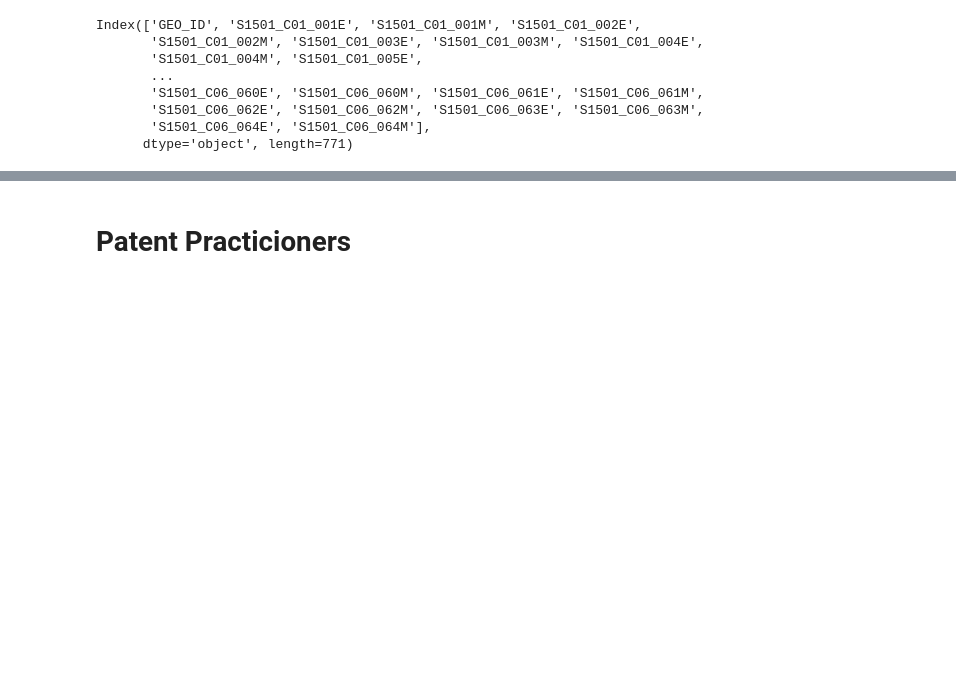
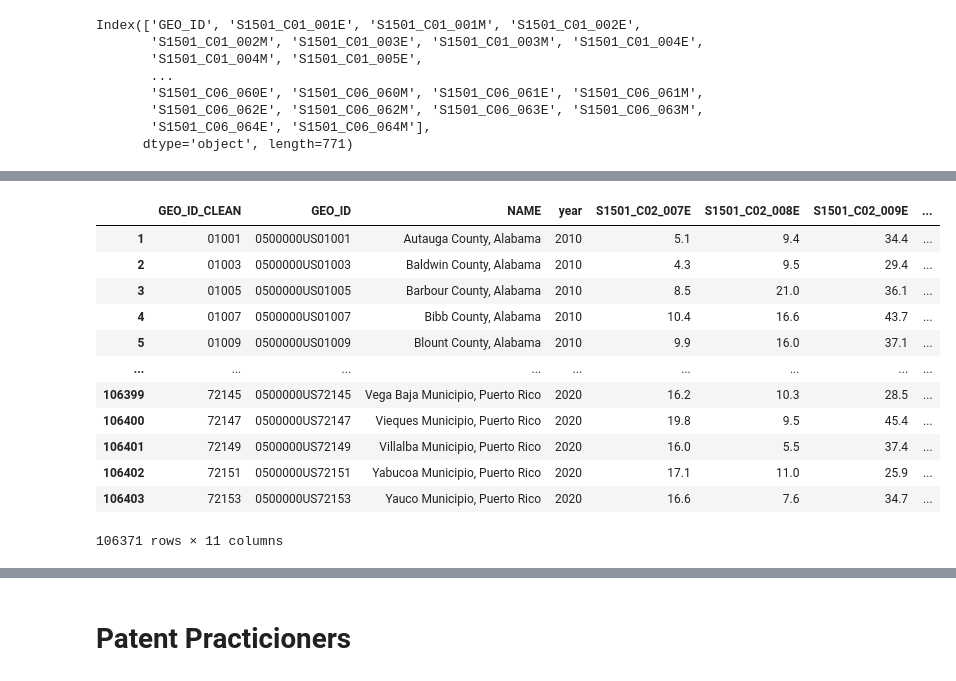
Before and after one commit to mhk9c/patents22, a Jupyter notebook: DataWork/Data_Collection_tc.ipynb, the cells around one changed output, grey strips where cells are left out. Cells and saved outputs as stored; diff of their text form; code cells hidden in the pictures; blank space fills up the shorter version.

```diff
--- a/DataWork/Data_Collection_tc.ipynb
+++ b/DataWork/Data_Collection_tc.ipynb
@@ -962,0 +943,3 @@ data.to_csv('ed_attainment_combined.csv')
+# %%
+data['GEO_ID_CLEAN'] = data['GEO_ID'].str[-6:]
+data['GEO_ID_CLEAN']
@@ -962,0 +959,27 @@ data.to_csv('ed_attainment_combined.csv')
+# %%
+data = data.drop(data[data.GEO_ID == 'id'].index)
+# %%
+ed_highlevel = data[['GEO_ID_CLEAN','GEO_ID','NAME','year',
+'S1501_C02_007E',
+'S1501_C02_008E',
+'S1501_C02_009E',
+'S1501_C02_010E',
+'S1501_C02_011E',
+'S1501_C02_012E',
+'S1501_C02_013E'
+]]
+ed_highlevel
+# %% [output]
+|  | GEO_ID_CLEAN | GEO_ID | NAME | year | S1501_C02_007E | S1501_C02_008E | S1501_C02_009E | ... |
+| 1 | 01001 | 0500000US01001 | Autauga County, Alabama | 2010 | 5.1 | 9.4 | 34.4 | ... |
+| 2 | 01003 | 0500000US01003 | Baldwin County, Alabama | 2010 | 4.3 | 9.5 | 29.4 | ... |
+| 3 | 01005 | 0500000US01005 | Barbour County, Alabama | 2010 | 8.5 | 21.0 | 36.1 | ... |
+| 4 | 01007 | 0500000US01007 | Bibb County, Alabama | 2010 | 10.4 | 16.6 | 43.7 | ... |
+| 5 | 01009 | 0500000US01009 | Blount County, Alabama | 2010 | 9.9 | 16.0 | 37.1 | ... |
+| ... | ... | ... | ... | ... | ... | ... | ... | ... |
+| 106399 | 72145 | 0500000US72145 | Vega Baja Municipio, Puerto Rico | 2020 | 16.2 | 10.3 | 28.5 | ... |
+| 106400 | 72147 | 0500000US72147 | Vieques Municipio, Puerto Rico | 2020 | 19.8 | 9.5 | 45.4 | ... |
+| 106401 | 72149 | 0500000US72149 | Villalba Municipio, Puerto Rico | 2020 | 16.0 | 5.5 | 37.4 | ... |
+| 106402 | 72151 | 0500000US72151 | Yabucoa Municipio, Puerto Rico | 2020 | 17.1 | 11.0 | 25.9 | ... |
+| 106403 | 72153 | 0500000US72153 | Yauco Municipio, Puerto Rico | 2020 | 16.6 | 7.6 | 34.7 | ... |
+106371 rows × 11 columns
```
Also changed, not shown: parts of 21 cells of this notebook.
